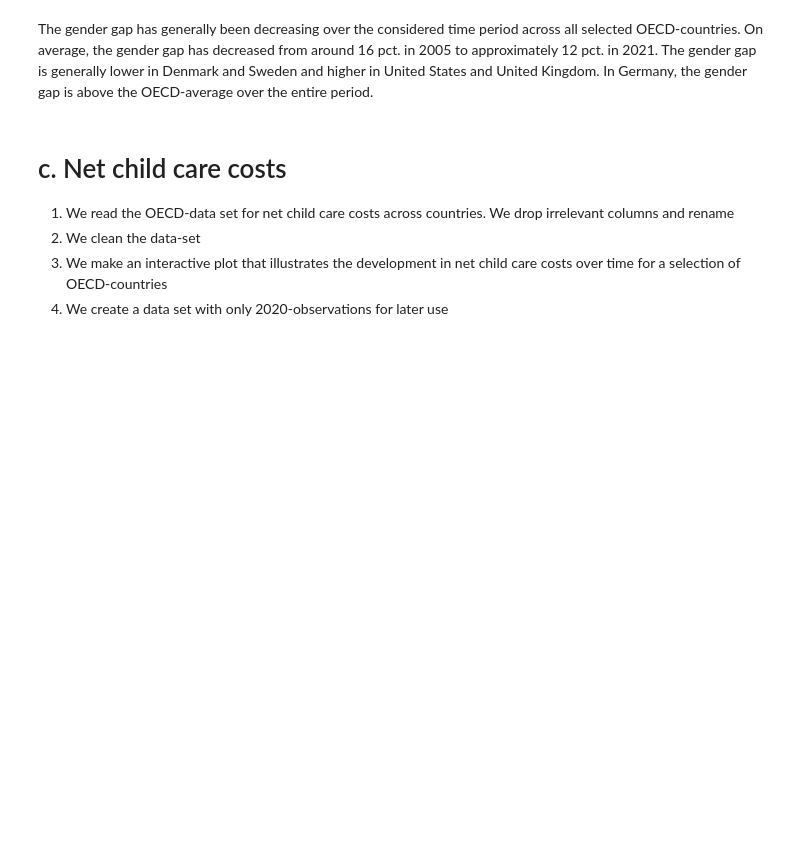
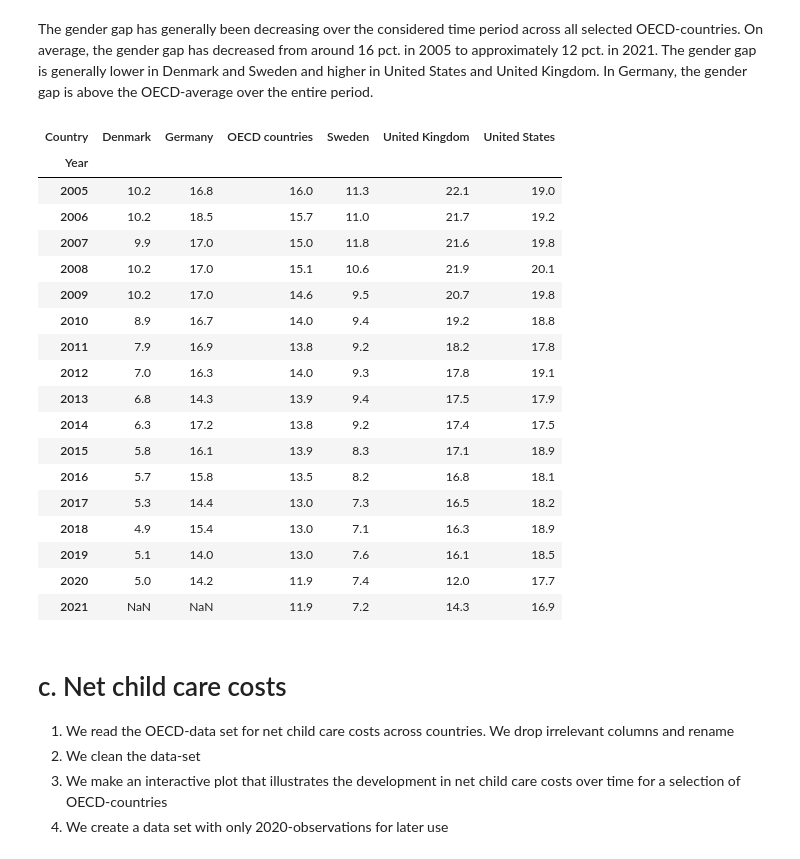
Before and after one commit to NumEconCopenhagen/projects-2023-aca, a Jupyter notebook: dataproject/dataproject.ipynb, the cells around one changed output. Saved outputs shown, nothing was run; the diff lists cells and outputs as text; code cells hidden in the pictures; blank space fills up the shorter version.

Commit message:
Pivot changes

```diff
--- a/dataproject/dataproject.ipynb
+++ b/dataproject/dataproject.ipynb
@@ -114,6 +134,30 @@ fig.update_layout(title='Development in Gender Gap over time',
 fig.show()
 # %% [markdown]
 The gender gap has generally been decreasing over the considered time period across all selected OECD-countries. On average, the gender gap has decreased from around 16 pct. in 2005 to approximately 12 pct. in 2021. The gender gap is generally lower in Denmark and Sweden and higher in United States and United Kingdom. In Germany, the gender gap is above the OECD-average over the entire period.
+# %%
+
+df_pivot = df_c_g.pivot(index='Year', columns='Country', values='Gender_gap')
+df_pivot.head(20)
+# %% [output]
+| Country | Denmark | Germany | OECD countries | Sweden | United Kingdom | United States |
+| Year |  |  |  |  |  |  |
+| 2005 | 10.2 | 16.8 | 16.0 | 11.3 | 22.1 | 19.0 |
+| 2006 | 10.2 | 18.5 | 15.7 | 11.0 | 21.7 | 19.2 |
+| 2007 | 9.9 | 17.0 | 15.0 | 11.8 | 21.6 | 19.8 |
+| 2008 | 10.2 | 17.0 | 15.1 | 10.6 | 21.9 | 20.1 |
+| 2009 | 10.2 | 17.0 | 14.6 | 9.5 | 20.7 | 19.8 |
+| 2010 | 8.9 | 16.7 | 14.0 | 9.4 | 19.2 | 18.8 |
+| 2011 | 7.9 | 16.9 | 13.8 | 9.2 | 18.2 | 17.8 |
+| 2012 | 7.0 | 16.3 | 14.0 | 9.3 | 17.8 | 19.1 |
+| 2013 | 6.8 | 14.3 | 13.9 | 9.4 | 17.5 | 17.9 |
+| 2014 | 6.3 | 17.2 | 13.8 | 9.2 | 17.4 | 17.5 |
+| 2015 | 5.8 | 16.1 | 13.9 | 8.3 | 17.1 | 18.9 |
+| 2016 | 5.7 | 15.8 | 13.5 | 8.2 | 16.8 | 18.1 |
+| 2017 | 5.3 | 14.4 | 13.0 | 7.3 | 16.5 | 18.2 |
+| 2018 | 4.9 | 15.4 | 13.0 | 7.1 | 16.3 | 18.9 |
+| 2019 | 5.1 | 14.0 | 13.0 | 7.6 | 16.1 | 18.5 |
+| 2020 | 5.0 | 14.2 | 11.9 | 7.4 | 12.0 | 17.7 |
+| 2021 | NaN | NaN | 11.9 | 7.2 | 14.3 | 16.9 |
 # %%
 # 2020 dataset for later use
 df_gg_2020 = df_gg.loc[df_gg['Year']==2020]
```
Also changed, not shown: parts of 5 cells of this notebook.
